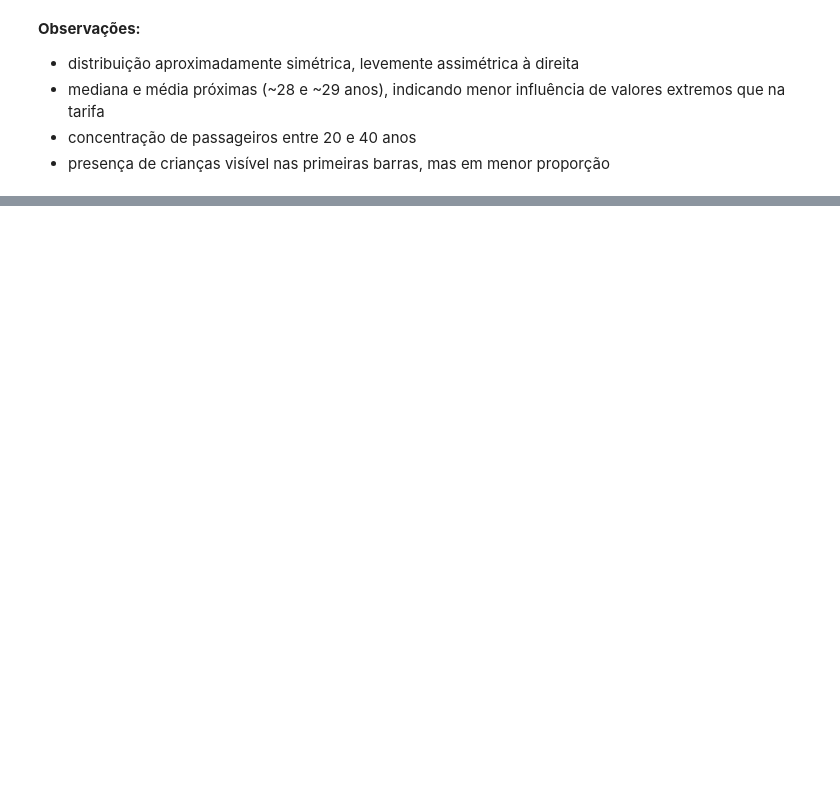
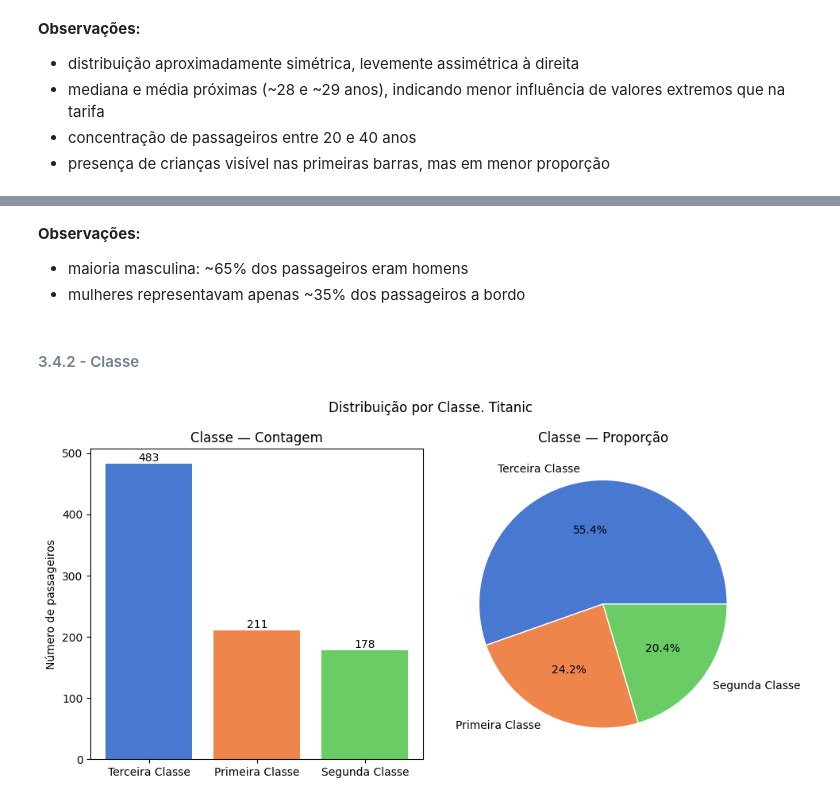
Before and after one commit to heitorctmba/MBA-01-estatistica-projeto_final, a Jupyter notebook: titanic.ipynb, the cells around one changed output, grey strips where cells are left out. Saved outputs shown, nothing was run; the diff lists cells and outputs as text; code cells hidden in the pictures; blank space fills up the shorter version.

```diff
--- a/titanic.ipynb
+++ b/titanic.ipynb
@@ -393,0 +431,25 @@ plt.show()
+# %% [markdown]
+**Observações:**
+- maioria masculina: ~65% dos passageiros eram homens
+- mulheres representavam apenas ~35% dos passageiros a bordo
+# %% [markdown]
+#### <font color=slategray> 3.4.2 - Classe
+# %%
+contagem = titanic_df["Classe"].value_counts()
+cores = CORES[:len(contagem)]
+
+fig, (ax1, ax2) = plt.subplots(1, 2, figsize=(10, 5))
+
+barras = ax1.bar(contagem.index, contagem.values, color=cores)
+ax1.bar_label(barras)
+ax1.set_ylabel("Número de passageiros")
+ax1.set_title("Classe — Contagem")
+
+ax2.pie(contagem, labels=contagem.index, autopct="%1.1f%%", colors=cores, wedgeprops={"edgecolor": "white"})
+ax2.set_title("Classe — Proporção")
+
+plt.suptitle("Distribuição por Classe. Titanic")
+plt.tight_layout()
+plt.show()
+# %% [output]
+[figure, added]
```
Also changed, not shown: parts of 11 cells of this notebook.
